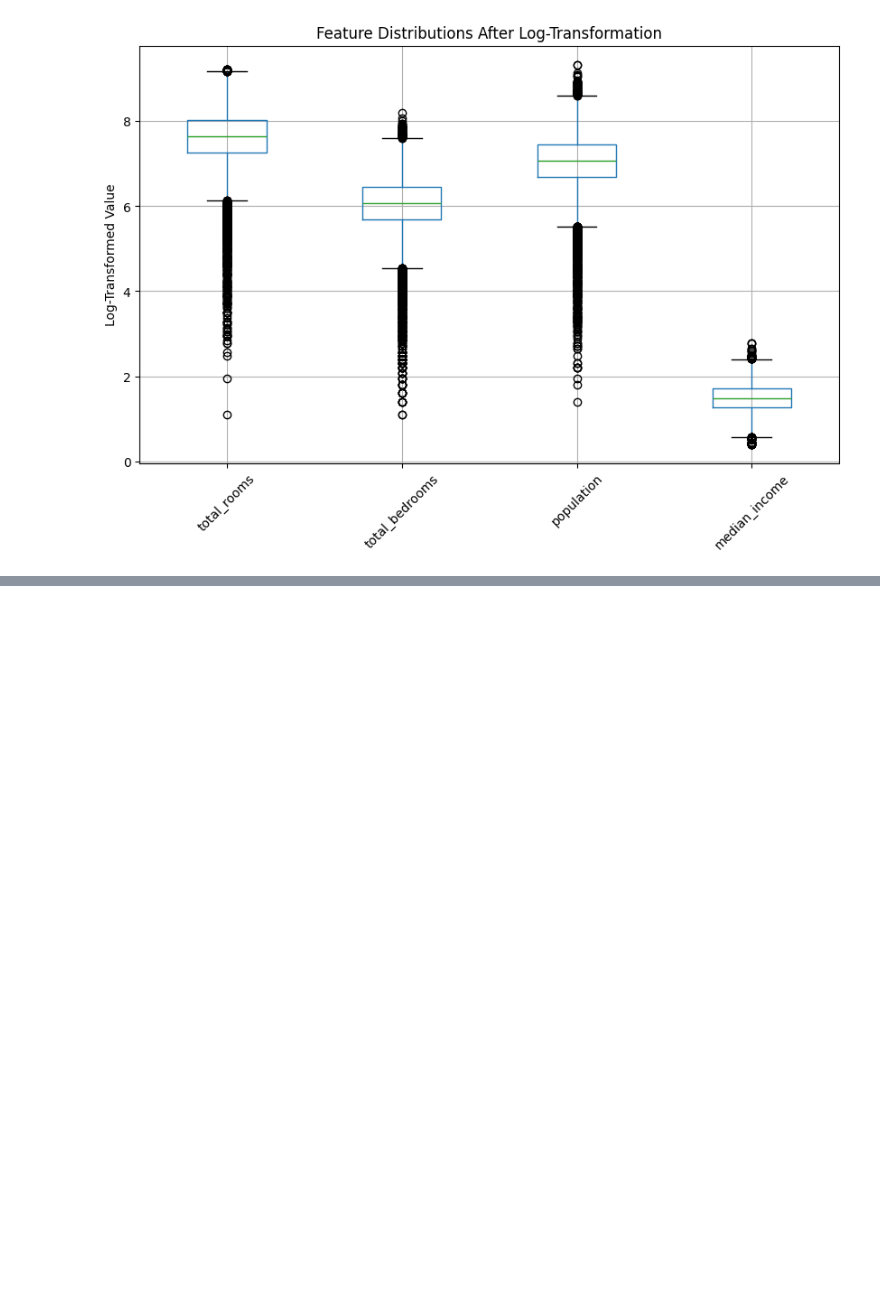
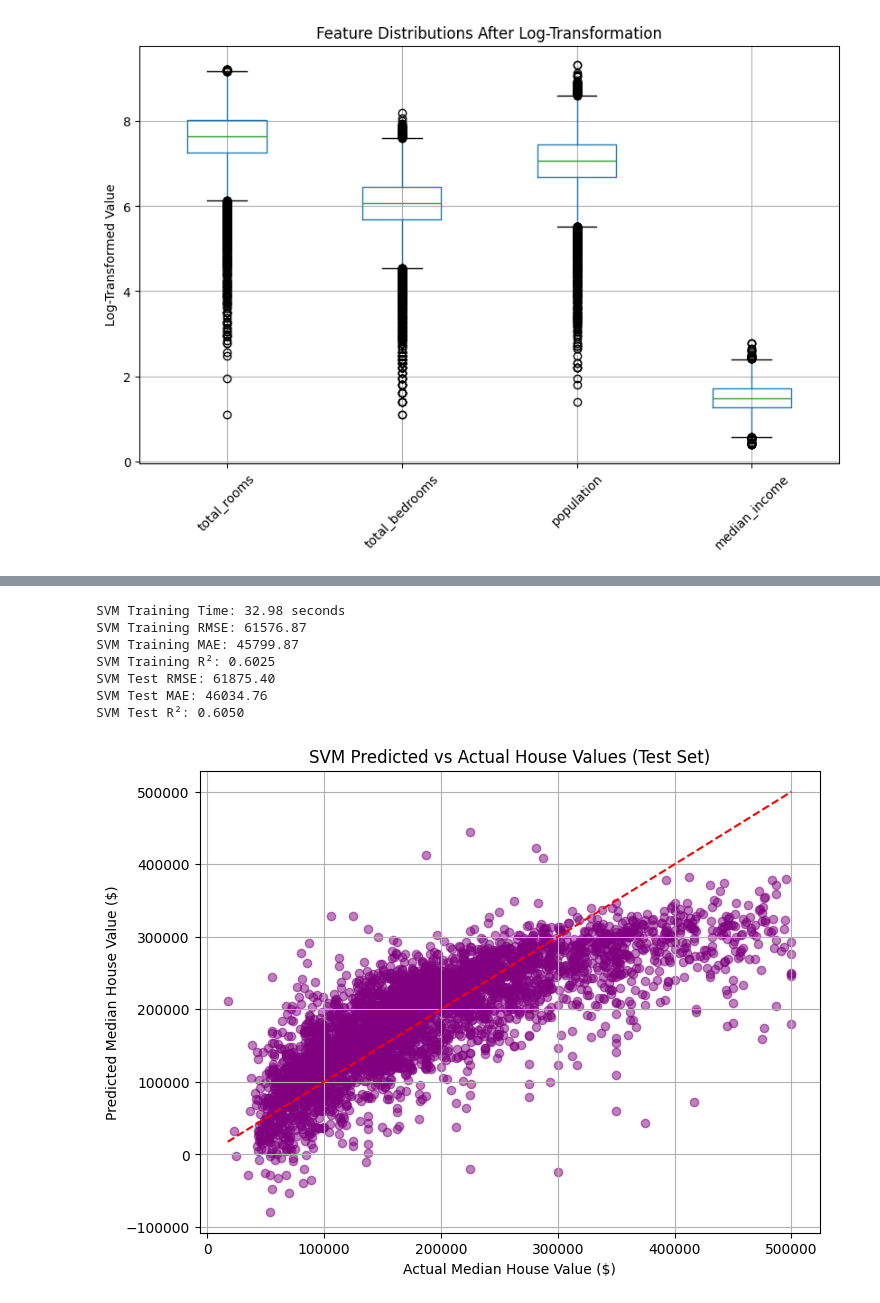
Before and after one commit to initialkermit/CS131_housing, a Jupyter notebook: housing.ipynb, the cells around one changed output, grey strips where cells are left out. Drawn from its saved outputs; the diff is of its cells as text; code cells hidden in the pictures; blank space fills up the shorter version.

```diff
--- a/housing.ipynb
+++ b/housing.ipynb
@@ -215,0 +309,51 @@ Test R²: 0.7467
+# %%
+# Train Support Vector Machine (using linear kernel for speed)
+start_time = time.time()
+svm_model = SVR(kernel='linear')
+svm_model.fit(X_train, y_train)
+svm_train_time = time.time() - start_time
+
+# Evaluate SVM
+y_train_pred_svm = svm_model.predict(X_train)
+y_test_pred_svm = svm_model.predict(X_test_scaled)
+
+# Inverse transform predictions
+y_train_pred_svm = target_scaler.inverse_transform(y_train_pred_svm.reshape(-1, 1)).flatten()
+y_test_pred_svm = target_scaler.inverse_transform(y_test_pred_svm.reshape(-1, 1)).flatten()
+
+# Calculate SVM metrics
+svm_train_rmse = np.sqrt(mean_squared_error(y_train_orig, y_train_pred_svm))
+svm_train_mae = mean_absolute_error(y_train_orig, y_train_pred_svm)
+svm_train_r2 = r2_score(y_train_orig, y_train_pred_svm)
+
+svm_test_rmse = np.sqrt(mean_squared_error(y_test_orig, y_test_pred_svm))
+svm_test_mae = mean_absolute_error(y_test_orig, y_test_pred_svm)
+svm_test_r2 = r2_score(y_test_orig, y_test_pred_svm)
+
+# Display SVM results
+print(f"SVM Training Time: {svm_train_time:.2f} seconds")
+print(f"SVM Training RMSE: {svm_train_rmse:.2f}")
+print(f"SVM Training MAE: {svm_train_mae:.2f}")
+print(f"SVM Training R²: {svm_train_r2:.4f}")
+print(f"SVM Test RMSE: {svm_test_rmse:.2f}")
+print(f"SVM Test MAE: {svm_test_mae:.2f}")
+print(f"SVM Test R²: {svm_test_r2:.4f}")
+
+# Scatter plot for SVM
+plt.figure(figsize=(8, 6))
+plt.scatter(y_test_orig, y_test_pred_svm, alpha=0.5, color='purple')
+plt.plot([y_test_orig.min(), y_test_orig.max()], [y_test_orig.min(), y_test_orig.max()], 'r--')
+plt.title('SVM Predicted vs Actual House Values (Test Set)')
+plt.xlabel('Actual Median House Value ($)')
+plt.ylabel('Predicted Median House Value ($)')
+plt.grid(True)
+plt.show()
+# %% [output]
+SVM Training Time: 32.98 seconds
+SVM Training RMSE: 61576.87
+SVM Training MAE: 45799.87
+SVM Training R²: 0.6025
+SVM Test RMSE: 61875.40
+SVM Test MAE: 46034.76
+SVM Test R²: 0.6050
+[figure, added]
```
Also changed, not shown: parts of 11 cells of this notebook.
